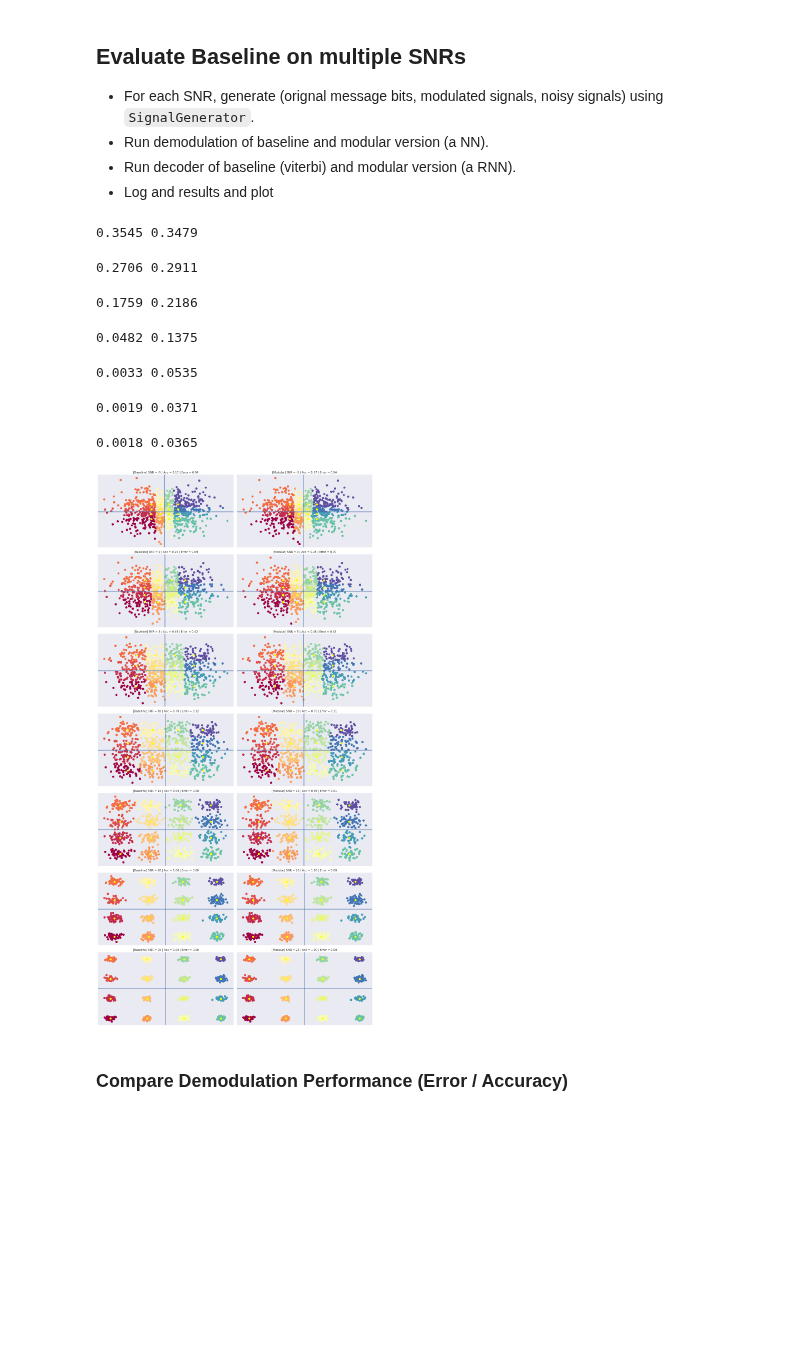
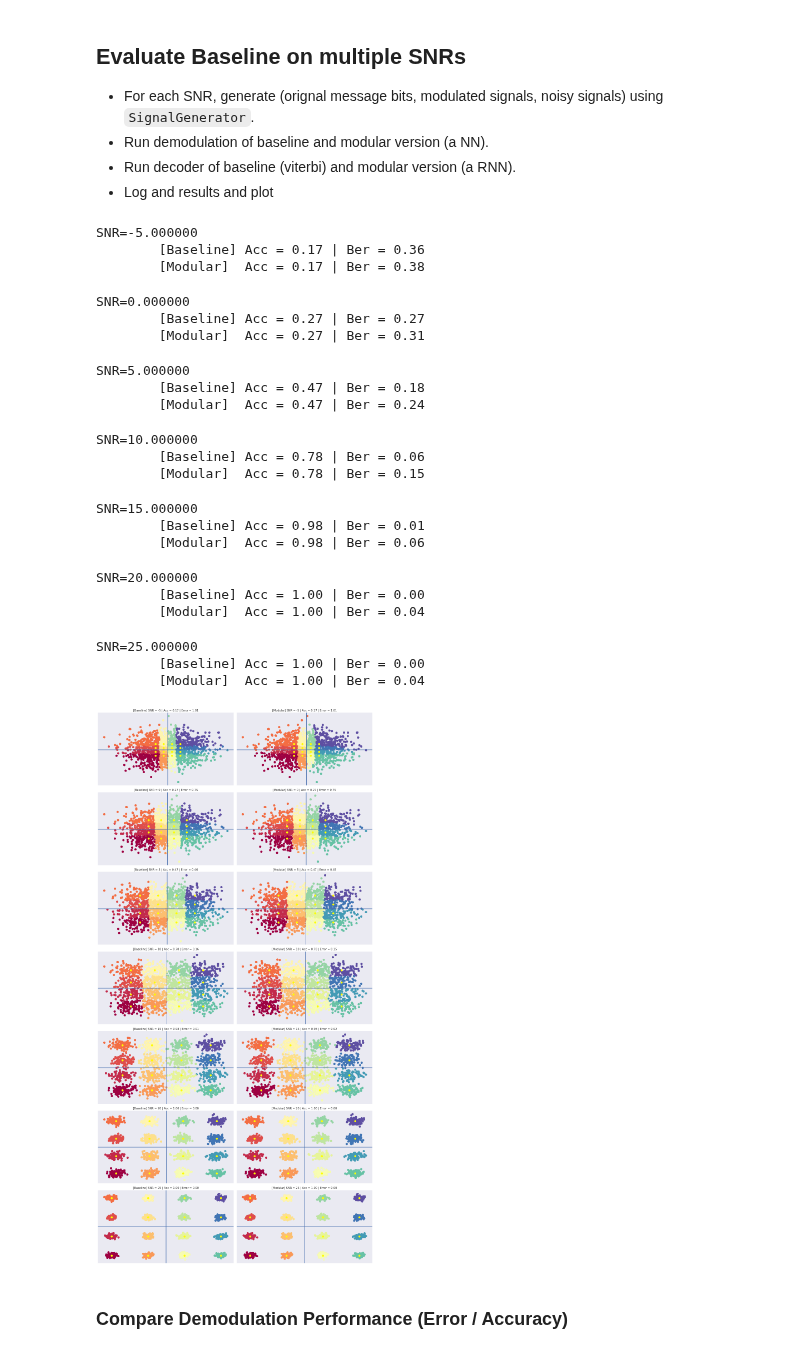
Before and after one commit to datlife/radioml, a Jupyter notebook: notebooks/Compare_modular_QAM16.ipynb, the cells around one changed output. Cells and saved outputs as stored; diff of their text form; code cells hidden in the pictures; blank space fills up the shorter version.

```diff
--- a/notebooks/Compare_modular_QAM16.ipynb
+++ b/notebooks/Compare_modular_QAM16.ipynb
@@ -24,7 +31,7 @@ trellis = Trellis(M, G, feedback=0o7, code_type='rsc')
 
 class Params:
     SNR_RANGE = range(-5, 30, 5)
-    NUM_SAMPLES = 100
+    NUM_SAMPLES = 1000
     BLOCK_LENGTH = 100
     BPSK, QPSK, QAM16, QAM64 = 2, 4, 16, 64
 
@@ -34,9 +41,8 @@ signal_generator = SignalGenerator(modem=modem)
 ## Define Baseline (Demod + Viterbi) & Modular Receivers (NN + RNN)
 # %%
 baseline_receiver = BaselineReceiver(modem, trellis)
-modular_receiver = ModularReceiver(
-    demod_model_path='./models/demod_model_qam16.hdf5',
-    decoder_model_path='./models/bigru4.hdf5')
+modular_receiver  = ModularReceiver(demod_model_path='../models/demod_model_qam16.hdf5',
+                                    decoder_model_path='../models/bigru4.hdf5')
 # %% [markdown]
 ## Evaluate Baseline  on multiple SNRs
 
@@ -66,6 +72,9 @@ for i, snr in tqdm.tqdm(enumerate(Params.SNR_RANGE), total=len(Params.SNR_RANGE)
     # Run Baseline/Neral Demodulation
     # ####################################
     baseline_predictions = baseline_receiver.demodulate(complex_inputs)
+    baseline_demoded     = modem.demodulate(mapping[baseline_predictions].flatten(), 'hard')
+    baseline_estimated   = baseline_receiver.decode(baseline_demoded) # Viterbi
+
     nn_predictions       = modular_receiver.demodulate(complex_inputs)
 
     # ####################################
@@ -93,41 +102,59 @@ for i, snr in tqdm.tqdm(enumerate(Params.SNR_RANGE), total=len(Params.SNR_RANGE)
     # For demod
     acc, err       = utils.get_scores(baseline_predictions, ground_truths)
     nn_acc, nn_err = utils.get_scores(nn_predictions, ground_truths)
 
     # For decoder
     ber, bler        = utils.get_ber_bler(baseline_estimated, original_bits)
     nn_ber, nn_bler = utils.get_ber_bler(nn_estimated, original_bits)
 
     ber_logs.append([ber, nn_ber])
     bler_logs.append([bler, nn_bler])
     errors_logs.append([err, nn_err])
     accuracies_logs.append([acc, nn_acc])
 
     # ####################################
     # Visualize Modulation
     # ####################################
     data_point_limit = 10000
     title    = '[Baseline] SNR = {} | Acc = {:.2f} | Error = {:.2f}'.format(snr, acc, err)
     nn_title = '[Modular] SNR = {} | Acc = {:.2f} | Error = {:.2f}'.format(snr, nn_acc, nn_err)
 
+    print('SNR=%f' % snr)
+    print('\t[Baseline] Acc = {:.2f} | Ber = {:.4f} '.format(acc, ber))
+    print('\t[Modular]  Acc = {:.2f} | Ber = {:.4f}'.format(nn_acc, nn_ber))
+
     utils.visualize_demodulation(complex_inputs[:data_point_limit], modem.constellation, ax=axes[i, 0],
         predictions=baseline_predictions[:data_point_limit],
         title=title)
 
     utils.visualize_demodulation(complex_inputs[:data_point_limit], modem.constellation, ax=axes[i, 1],
         predictions=nn_predictions[:data_point_limit],
         title=nn_title)
 
 fig.tight_layout()
 # %% [output]
-0.3545 0.3479
+SNR=-5.000000
+        [Baseline] Acc = 0.17 | Ber = 0.36
+        [Modular]  Acc = 0.17 | Ber = 0.38
-0.2706 0.2911
+SNR=0.000000
+        [Baseline] Acc = 0.27 | Ber = 0.27
+        [Modular]  Acc = 0.27 | Ber = 0.31
-0.1759 0.2186
+SNR=5.000000
+        [Baseline] Acc = 0.47 | Ber = 0.18
+        [Modular]  Acc = 0.47 | Ber = 0.24
-0.0482 0.1375
+SNR=10.000000
+        [Baseline] Acc = 0.78 | Ber = 0.06
+        [Modular]  Acc = 0.78 | Ber = 0.15
-0.0033 0.0535
+SNR=15.000000
+        [Baseline] Acc = 0.98 | Ber = 0.01
+        [Modular]  Acc = 0.98 | Ber = 0.06
-0.0019 0.0371
+SNR=20.000000
+        [Baseline] Acc = 1.00 | Ber = 0.00
+        [Modular]  Acc = 1.00 | Ber = 0.04
-0.0018 0.0365
+SNR=25.000000
+        [Baseline] Acc = 1.00 | Ber = 0.00
+        [Modular]  Acc = 1.00 | Ber = 0.04
-[figure, old version]
+[figure, new version]
 # %% [markdown]
 ### Compare Demodulation Performance (Error / Accuracy)
 # %%
```
Also changed, not shown: parts of 4 cells of this notebook.
